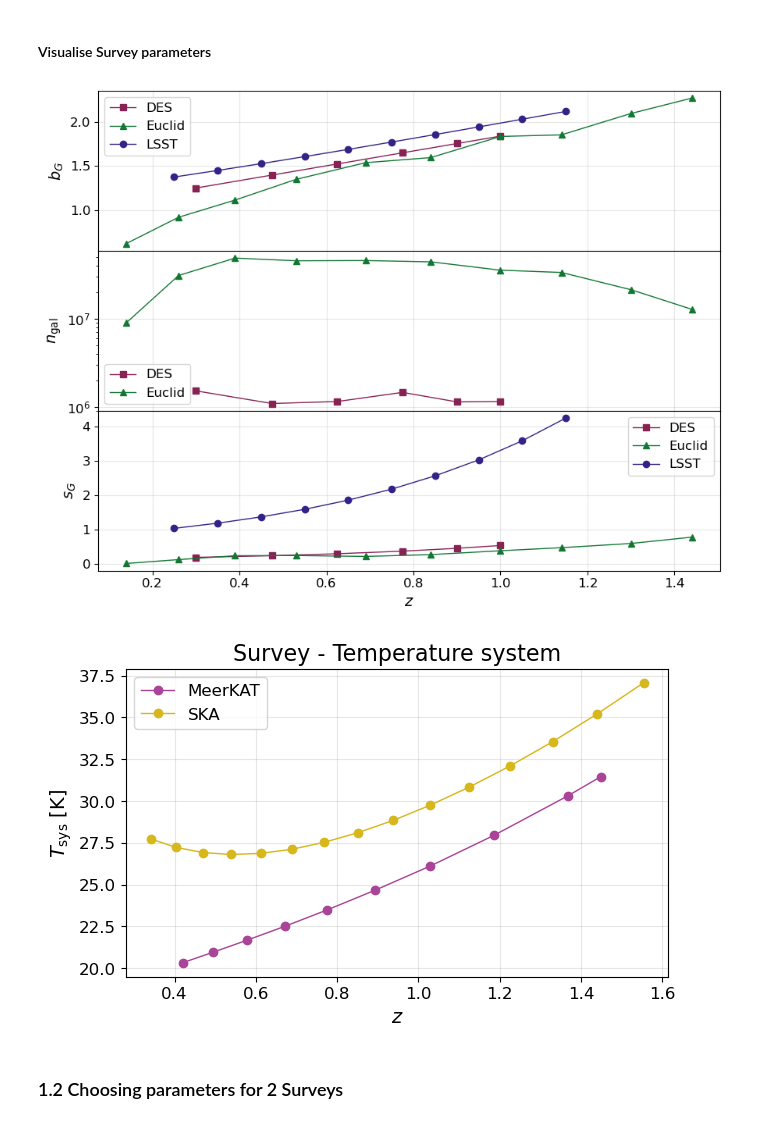
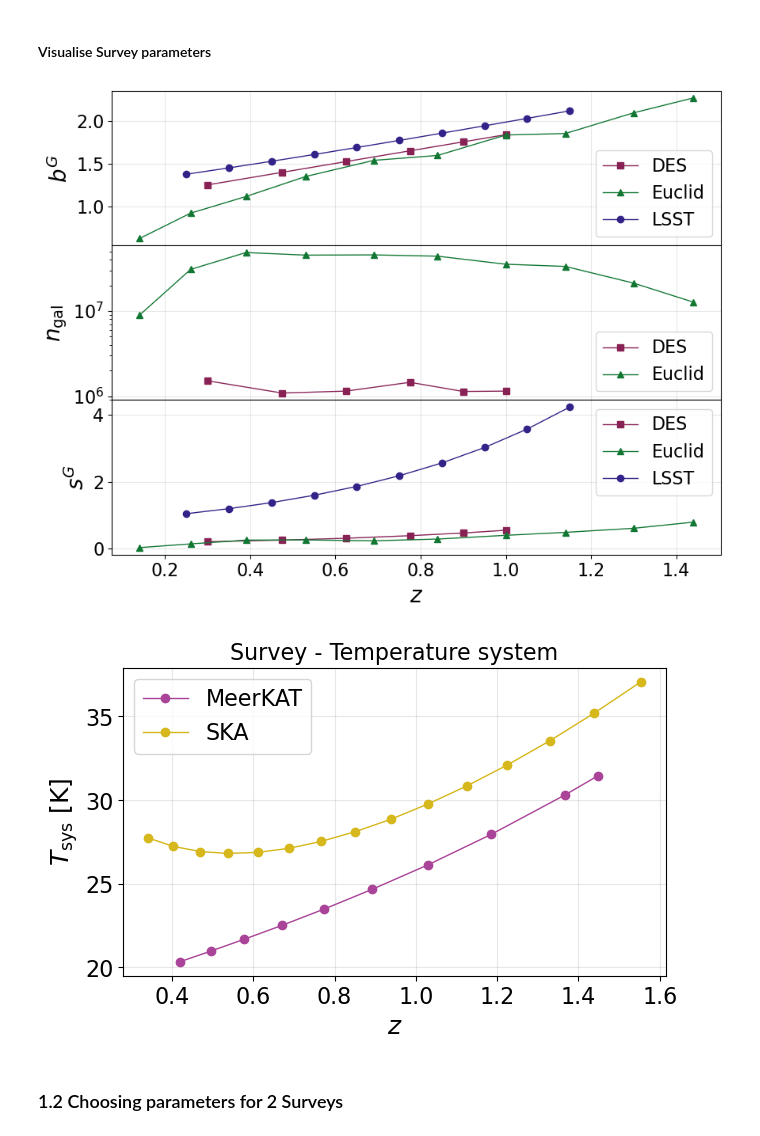
Before and after one commit to GreenTS27/Photo_Surveys-HI_IM-Fisher_Matrix, a Jupyter notebook: Fisher_Matrix_C_ell_vs_w_t.ipynb, the cells around one changed output. Drawn from its saved outputs; the diff is of its cells as text; code cells hidden in the pictures.

```diff
--- a/Fisher_Matrix_C_ell_vs_w_t.ipynb
+++ b/Fisher_Matrix_C_ell_vs_w_t.ipynb
@@ -27,14 +27,17 @@ import pandas as pd
 import pickle
 
 
-# Plots style
-plt.rc('font',  size      = 12 )   # controls default text sizes
-plt.rc('axes',  titlesize = 12 )   # fontsize of the axes title
-plt.rc('xtick', labelsize = 12 )   # fontsize of the tick labels
-plt.rc('ytick', labelsize = 12 )   # fontsize of the tick labels
-plt.rc('legend',fontsize  = 12 )   # legend fontsize
-plt.rc('axes',  labelsize = 14 )   # fontsize of the x and y labels
-plt.rc('figure',titlesize = 16 )   # fontsize of the figure title
+SMALL_SIZE = 16
+MEDIUM_SIZE = 18
+BIGGER_SIZE = 20
+
+plt.rc('font',  size      = SMALL_SIZE)        # controls default text sizes
+plt.rc('axes',  titlesize = SMALL_SIZE)   # fontsize of the axes title
+plt.rc('axes',  labelsize = MEDIUM_SIZE)  # fontsize of the x and y labels
+plt.rc('xtick', labelsize = SMALL_SIZE)   # fontsize of the tick labels
+plt.rc('ytick', labelsize = SMALL_SIZE)   # fontsize of the tick labels
+plt.rc('legend',fontsize  = SMALL_SIZE)    # legend fontsize
+plt.rc('figure',titlesize = BIGGER_SIZE)  # fontsize of the figure title
 # %% [markdown]
 # **Functions**
 # %% [markdown]
@@ -1133,46 +1143,46 @@ fig, axes = plt.subplots(nrows=3, ncols=1, figsize=(9,7), sharex="col",
 axes[0].plot(arr_z_central_DES, gal_bias_DES(arr_z_central_DES), "-s", lw=1, color=Galaxy_Colors[0], label="DES")
 axes[0].plot(arr_z_central_Euclid[:10], arr_bias_gal_Euclid[:10], "-^", lw=1, color=Galaxy_Colors[2],label="Euclid")
 axes[0].plot(arr_z_central_LSST_Y10, arr_gal_bias_LSST_Y10, "-o", lw=1, color=Galaxy_Colors[4],label="LSST")
-axes[0].set_ylabel(r"$b_G$")
-axes[0].legend()
+axes[0].set_ylabel(r"$b^G$", fontsize=20)
+axes[0].legend(fontsize=16)
 axes[0].grid(True, alpha=0.3)
 
 # Second subplot: Number density of galaxies
 axes[1].plot(arr_z_central_DES, arr_ngal_bin_DES, "-s", lw=1, color=Galaxy_Colors[0],label="DES")
 axes[1].plot(arr_z_central_Euclid[:10], arr_ngal_bin_Euclid[:10], "-^", lw=1, color=Galaxy_Colors[2],label="Euclid")
 # Note: LSST plot commented out in original
-axes[1].set_ylabel(r"$n_\text{gal}$")
+axes[1].set_ylabel(r"$n_\text{gal}$", fontsize=20)
 axes[1].set_yscale("log")
-axes[1].legend()
+axes[1].legend(fontsize=16)
 axes[1].grid(True, alpha=0.3)
 
 # Third subplot: Magnification bias
 axes[2].plot(arr_z_central_DES, mag_bias_DES(arr_z_central_DES), "-s", lw=1,color=Galaxy_Colors[0],label="DES")
 axes[2].plot(arr_z_central_Euclid[:10], arr_mag_bias_Euclid[:10], "-^", lw=1,color=Galaxy_Colors[2],label="Euclid")
 axes[2].plot(arr_z_central_LSST_Y10, mag_bias_DES(arr_gal_bias_LSST_Y10), "-o", lw=1,color=Galaxy_Colors[4],label="LSST")
-axes[2].set_xlabel(r"$z$")
-axes[2].set_ylabel(r"$s_G$")
-axes[2].legend()
+axes[2].set_xlabel(r"$z$", fontsize=20)
+axes[2].set_ylabel(r"$s^G$", fontsize=20)
+axes[2].legend(fontsize=16)
 axes[2].grid(True, alpha=0.3)
 
 # Adjust layout and display
 plt.tight_layout()
 plt.show()
 
 
 HI_Colors = ["#AA4499", "#D6B71C"]
 
 plt.figure(figsize=(7,4))
 plt.title("Survey - Temperature system", fontsize=16)
 plt.plot(arr_zs_Tsys, arr_Tsys_MK, "-o", lw=1, color=HI_Colors[0], label="MeerKAT")
 plt.plot(arr_zs_Tsys_SKA[10:], arr_Tsys_SKA[10:], "-o", lw=1, color=HI_Colors[1], label="SKA")
 plt.grid(True, alpha=0.3)
-plt.xlabel(r"$z$")
-plt.ylabel(r"$T_\text{sys}$ [K]")
-plt.legend()
+plt.xlabel(r"$z$", fontsize=18)
+plt.ylabel(r"$T_\text{sys}$ [K]", fontsize=18)
+plt.legend(fontsize=16)
 plt.show()
 # %% [output]
-[figure, old version]
+[figure, new version]
-[figure, old version]
+[figure, new version]
 # %% [markdown]
 ### 1.2 Choosing parameters for 2 Surveys
```
Also changed, not shown: parts of 18 cells of this notebook.
